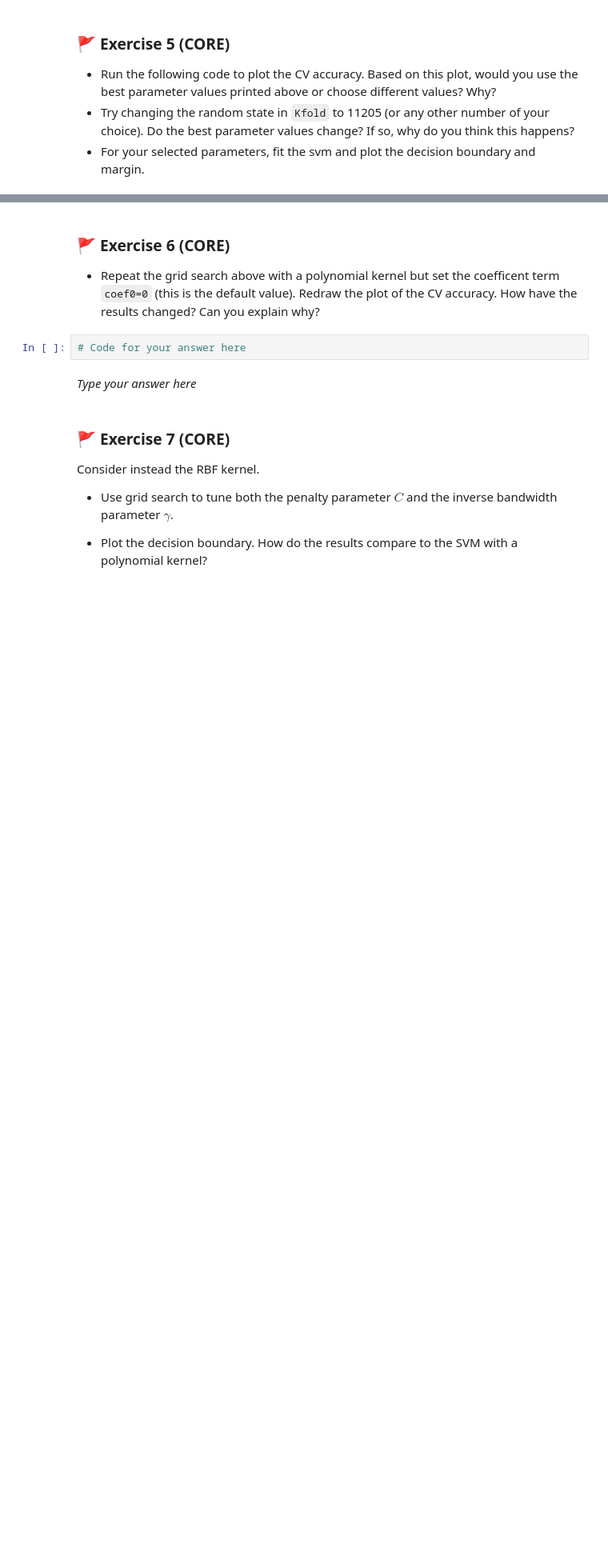
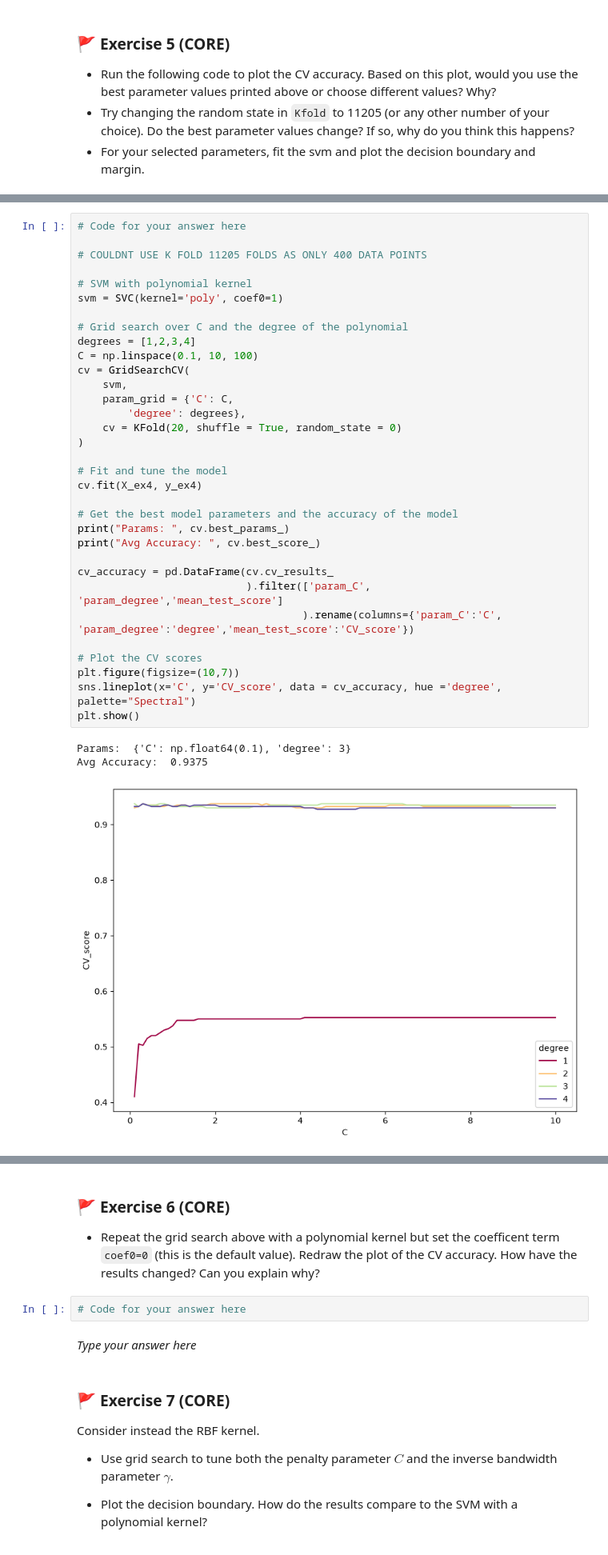
Before and after one commit to thomasvsinclair/ml-workshops, a Jupyter notebook: WS7/mlp_week07.ipynb, the cells around one changed output, grey strips where cells are left out. Shown at 80% size. Drawn from its saved outputs; the diff is of its cells as text; blank space fills up the shorter version.

```diff
--- a/WS7/mlp_week07.ipynb
+++ b/WS7/mlp_week07.ipynb
@@ -359,0 +378,37 @@ _Type your answer here_
+# %%
+# Code for your answer here
+
+# COULDNT USE K FOLD 11205 FOLDS AS ONLY 400 DATA POINTS
+
+# SVM with polynomial kernel
+svm = SVC(kernel='poly', coef0=1)
+
+# Grid search over C and the degree of the polynomial
+degrees = [1,2,3,4]
+C = np.linspace(0.1, 10, 100)
+cv = GridSearchCV(
+    svm,
+    param_grid = {'C': C,
+        'degree': degrees},
+    cv = KFold(20, shuffle = True, random_state = 0)
+)
+
+# Fit and tune the model
+cv.fit(X_ex4, y_ex4)
+
+# Get the best model parameters and the accuracy of the model
+print("Params: ", cv.best_params_)
+print("Avg Accuracy: ", cv.best_score_)
+
+cv_accuracy = pd.DataFrame(cv.cv_results_
+                           ).filter(['param_C', 'param_degree','mean_test_score']
+                                    ).rename(columns={'param_C':'C', 'param_degree':'degree','mean_test_score':'CV_score'})
+
+# Plot the CV scores
+plt.figure(figsize=(10,7))
+sns.lineplot(x='C', y='CV_score', data = cv_accuracy, hue ='degree', palette="Spectral")
+plt.show()
+# %% [output]
+Params:  {'C': np.float64(0.1), 'degree': 3}
+Avg Accuracy:  0.9375
+[figure, added]
```
Also changed, not shown: parts of 12 cells of this notebook.
